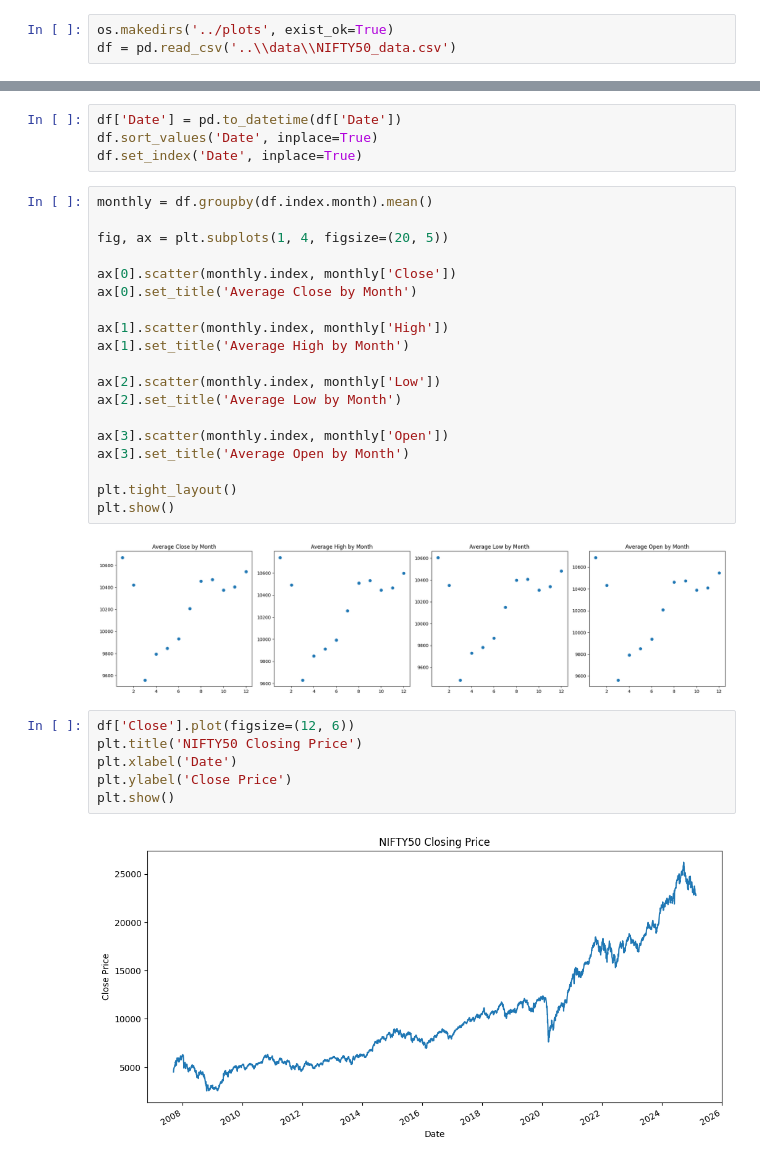
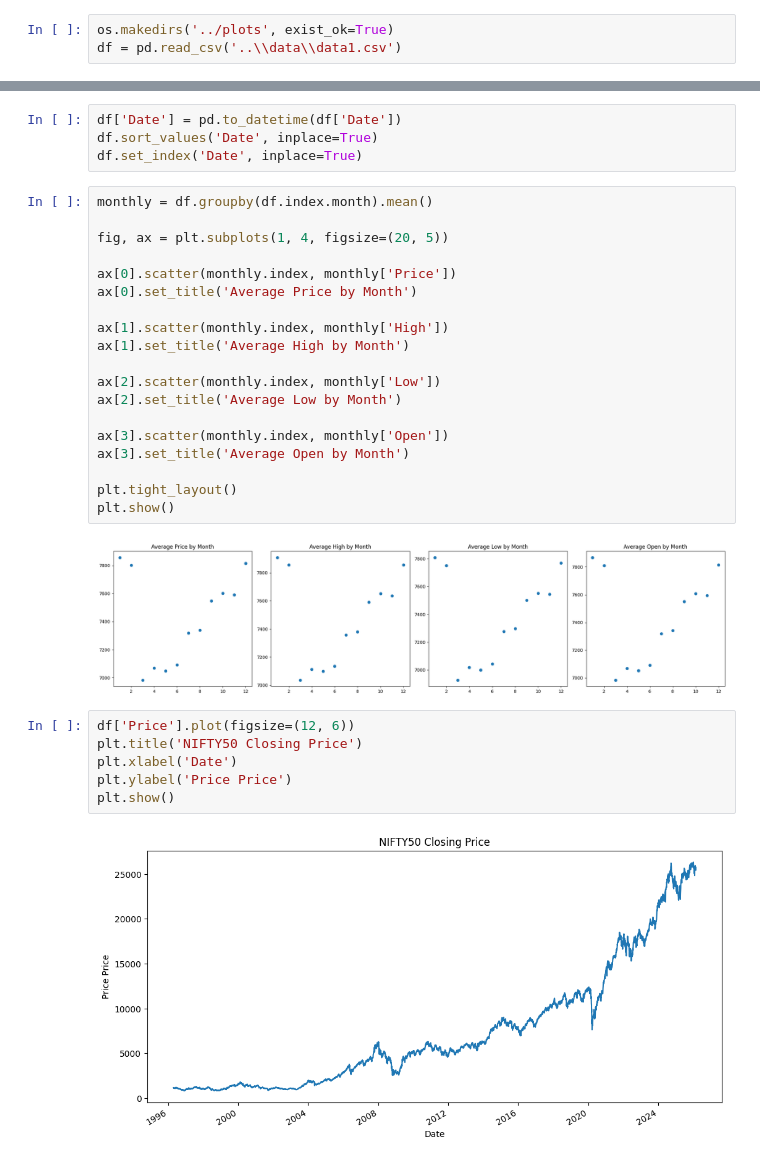
Before and after one commit to Rajhans-123/stock-price, a Jupyter notebook: src/eda.ipynb, the cells around one changed output, grey strips where cells are left out. Cells and saved outputs as stored; diff of their text form.

```diff
--- a/src/eda.ipynb
+++ b/src/eda.ipynb
@@ -6,7 +6,7 @@ import seaborn as sns
 import os
 # %%
 os.makedirs('../plots', exist_ok=True)
-df = pd.read_csv('..\\data\\NIFTY50_data.csv')
+df = pd.read_csv('..\\data\\data1.csv')
 # %%
 df.describe()
 # %% [output]
@@ -63,8 +66,8 @@ monthly = df.groupby(df.index.month).mean()
 
 fig, ax = plt.subplots(1, 4, figsize=(20, 5))
 
-ax[0].scatter(monthly.index, monthly['Close'])
-ax[0].set_title('Average Close by Month')
+ax[0].scatter(monthly.index, monthly['Price'])
+ax[0].set_title('Average Price by Month')
 
 ax[1].scatter(monthly.index, monthly['High'])
 ax[1].set_title('Average High by Month')
@@ -78,15 +81,15 @@ ax[3].set_title('Average Open by Month')
 plt.tight_layout()
 plt.show()
 # %% [output]
-[figure, old version]
+[figure, new version]
 # %%
-df['Close'].plot(figsize=(12, 6))
+df['Price'].plot(figsize=(12, 6))
 plt.title('NIFTY50 Closing Price')
 plt.xlabel('Date')
-plt.ylabel('Close Price')
+plt.ylabel('Price Price')
 plt.show()
 # %% [output]
-[figure, old version]
+[figure, new version]
 # %%
 df['Open'].plot(figsize=(12, 6))
 plt.title('NIFTY50 Opening Price')
```
Also changed, not shown: parts of 19 cells of this notebook, 27 other files.
